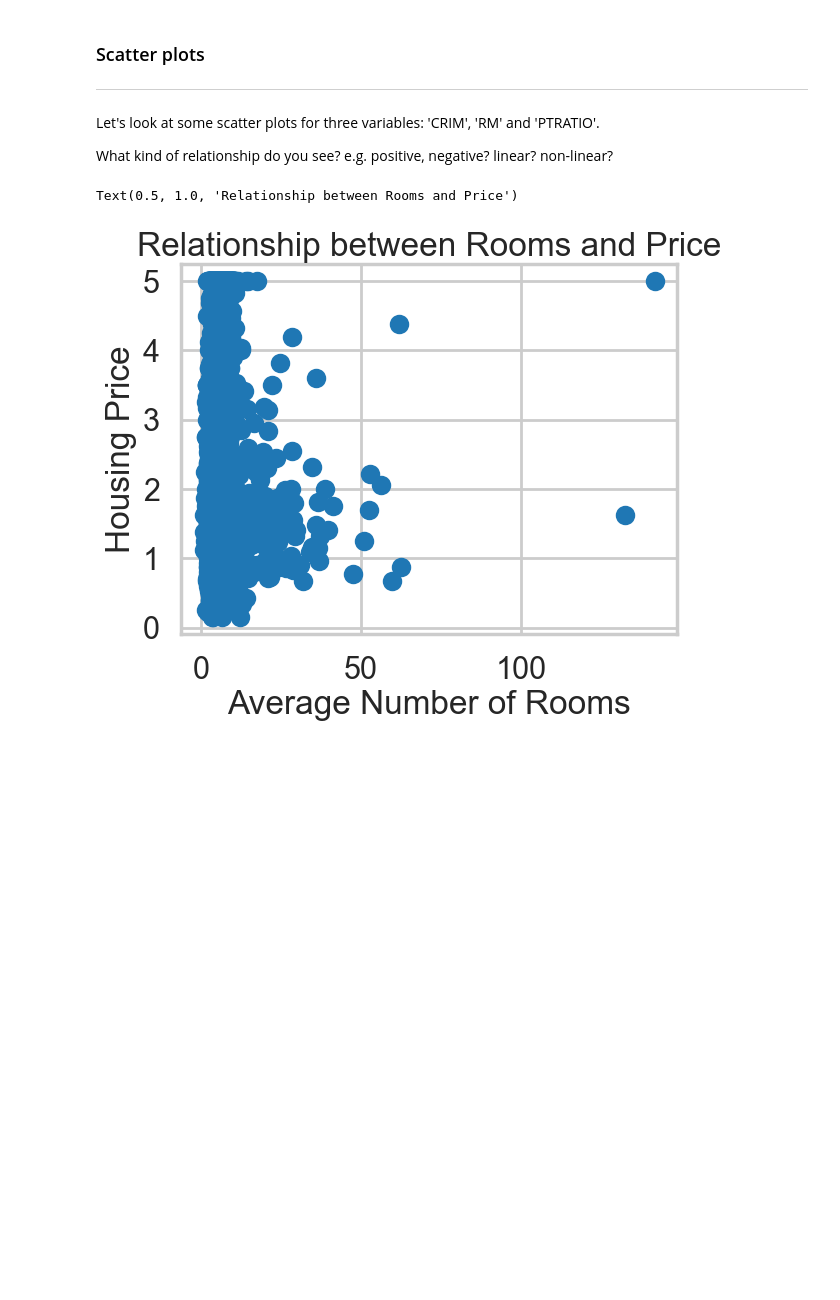
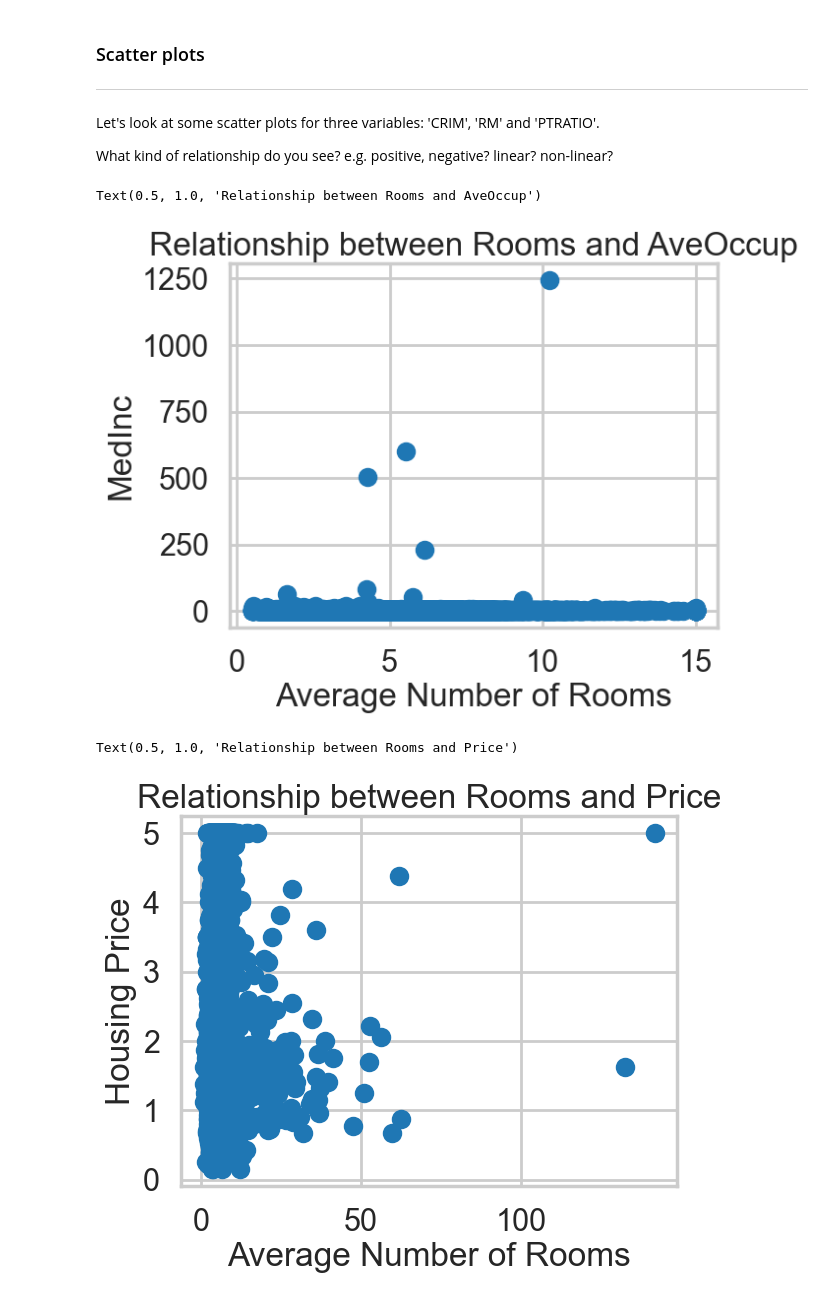
Before and after one commit to raymondEDS/data_science_class, a Jupyter notebook: class_5/Lab 5 Linear Regression.ipynb, the cells around one changed output. Saved outputs shown, nothing was run; the diff lists cells and outputs as text; code cells hidden in the pictures; blank space fills up the shorter version.

```diff
--- a/class_5/Lab 5 Linear Regression.ipynb
+++ b/class_5/Lab 5 Linear Regression.ipynb
@@ -106,6 +114,14 @@ hos.describe()
 Let's look at some scatter plots for three variables: 'CRIM', 'RM' and 'PTRATIO'.
 
 What kind of relationship do you see? e.g. positive, negative?  linear? non-linear?
+# %%
+plt.scatter(hos.MedInc, hos.AveOccup)
+plt.xlabel("Average Number of Rooms")
+plt.ylabel("MedInc")
+plt.title("Relationship between Rooms and AveOccup")
+# %% [output]
+Text(0.5, 1.0, 'Relationship between Rooms and AveOccup')
+[figure, added]
 # %%
 plt.scatter(hos.AveRooms, hos.MedHouseVal)
 plt.xlabel("Average Number of Rooms")
```
Also changed, not shown: parts of 11 cells of this notebook, 7 other files.
